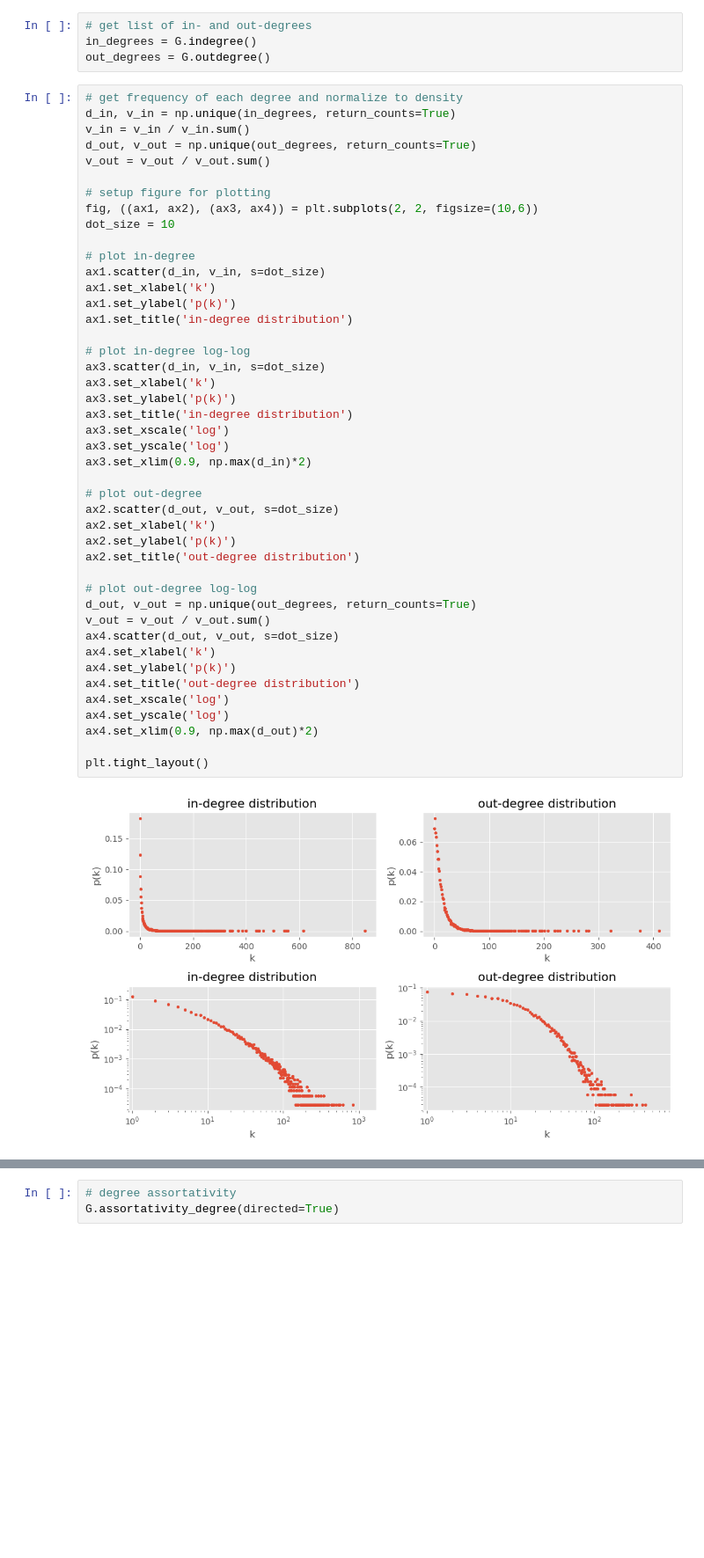
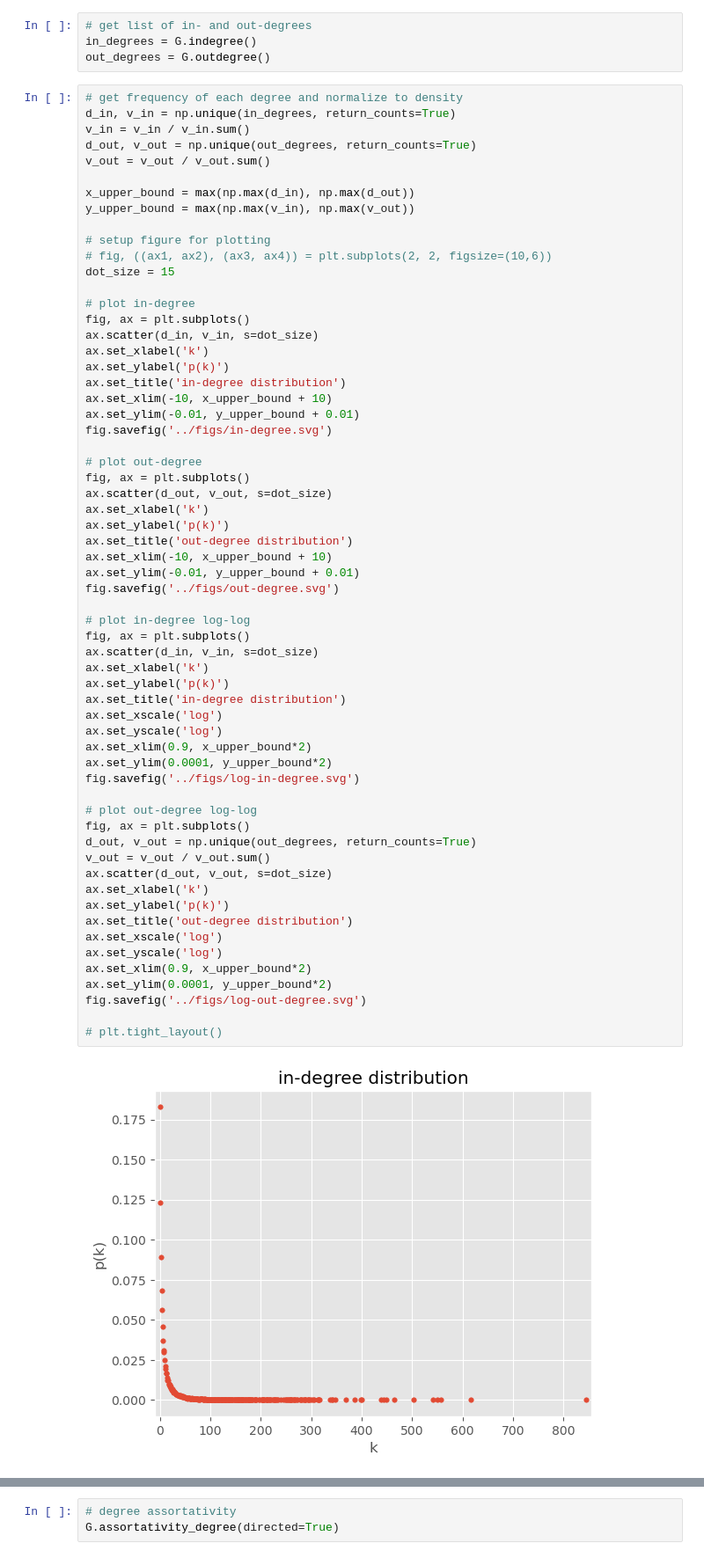
Before and after one commit to Marcus-Friis/research-project, a Jupyter notebook: notebooks/dataanalysis.ipynb, the cells around one changed output, grey strips where cells are left out. Shown at 88% size. Drawn from its saved outputs; the diff is of its cells as text; blank space fills up the shorter version.

```diff
--- a/notebooks/dataanalysis.ipynb
+++ b/notebooks/dataanalysis.ipynb
@@ -40,46 +40,63 @@ out_degrees = G.outdegree()
 # %%
 # get frequency of each degree and normalize to density
 d_in, v_in = np.unique(in_degrees, return_counts=True)
 v_in = v_in / v_in.sum()
 d_out, v_out = np.unique(out_degrees, return_counts=True)
 v_out = v_out / v_out.sum()
 
+x_upper_bound = max(np.max(d_in), np.max(d_out))
+y_upper_bound = max(np.max(v_in), np.max(v_out))
+
 # setup figure for plotting
-fig, ((ax1, ax2), (ax3, ax4)) = plt.subplots(2, 2, figsize=(10,6))
-dot_size = 10
+# fig, ((ax1, ax2), (ax3, ax4)) = plt.subplots(2, 2, figsize=(10,6))
+dot_size = 15
 
 # plot in-degree
-ax1.scatter(d_in, v_in, s=dot_size)
-ax1.set_xlabel('k')
-ax1.set_ylabel('p(k)')
-ax1.set_title('in-degree distribution')
+fig, ax = plt.subplots()
+ax.scatter(d_in, v_in, s=dot_size)
+ax.set_xlabel('k')
+ax.set_ylabel('p(k)')
+ax.set_title('in-degree distribution')
+ax.set_xlim(-10, x_upper_bound + 10)
+ax.set_ylim(-0.01, y_upper_bound + 0.01)
+fig.savefig('../figs/in-degree.svg')
+
+# plot out-degree
+fig, ax = plt.subplots()
+ax.scatter(d_out, v_out, s=dot_size)
+ax.set_xlabel('k')
+ax.set_ylabel('p(k)')
+ax.set_title('out-degree distribution')
+ax.set_xlim(-10, x_upper_bound + 10)
+ax.set_ylim(-0.01, y_upper_bound + 0.01)
+fig.savefig('../figs/out-degree.svg')
 
 # plot in-degree log-log
-ax3.scatter(d_in, v_in, s=dot_size)
-ax3.set_xlabel('k')
-ax3.set_ylabel('p(k)')
-ax3.set_title('in-degree distribution')
-ax3.set_xscale('log')
-ax3.set_yscale('log')
-ax3.set_xlim(0.9, np.max(d_in)*2)
-
-# plot out-degree
-ax2.scatter(d_out, v_out, s=dot_size)
-ax2.set_xlabel('k')
-ax2.set_ylabel('p(k)')
-ax2.set_title('out-degree distribution')
+fig, ax = plt.subplots()
+ax.scatter(d_in, v_in, s=dot_size)
+ax.set_xlabel('k')
+ax.set_ylabel('p(k)')
+ax.set_title('in-degree distribution')
+ax.set_xscale('log')
+ax.set_yscale('log')
+ax.set_xlim(0.9, x_upper_bound*2)
+ax.set_ylim(0.0001, y_upper_bound*2)
+fig.savefig('../figs/log-in-degree.svg')
 
 # plot out-degree log-log
+fig, ax = plt.subplots()
 d_out, v_out = np.unique(out_degrees, return_counts=True)
 v_out = v_out / v_out.sum()
-ax4.scatter(d_out, v_out, s=dot_size)
-ax4.set_xlabel('k')
-ax4.set_ylabel('p(k)')
-ax4.set_title('out-degree distribution')
-ax4.set_xscale('log')
-ax4.set_yscale('log')
-ax4.set_xlim(0.9, np.max(d_out)*2)
+ax.scatter(d_out, v_out, s=dot_size)
+ax.set_xlabel('k')
+ax.set_ylabel('p(k)')
+ax.set_title('out-degree distribution')
+ax.set_xscale('log')
+ax.set_yscale('log')
+ax.set_xlim(0.9, x_upper_bound*2)
+ax.set_ylim(0.0001, y_upper_bound*2)
+fig.savefig('../figs/log-out-degree.svg')
 
-plt.tight_layout()
+# plt.tight_layout()
 # %% [output]
-[figure, old version]
+[figure, new version]
```
Also changed, not shown: parts of 8 cells of this notebook, 11 other files.
